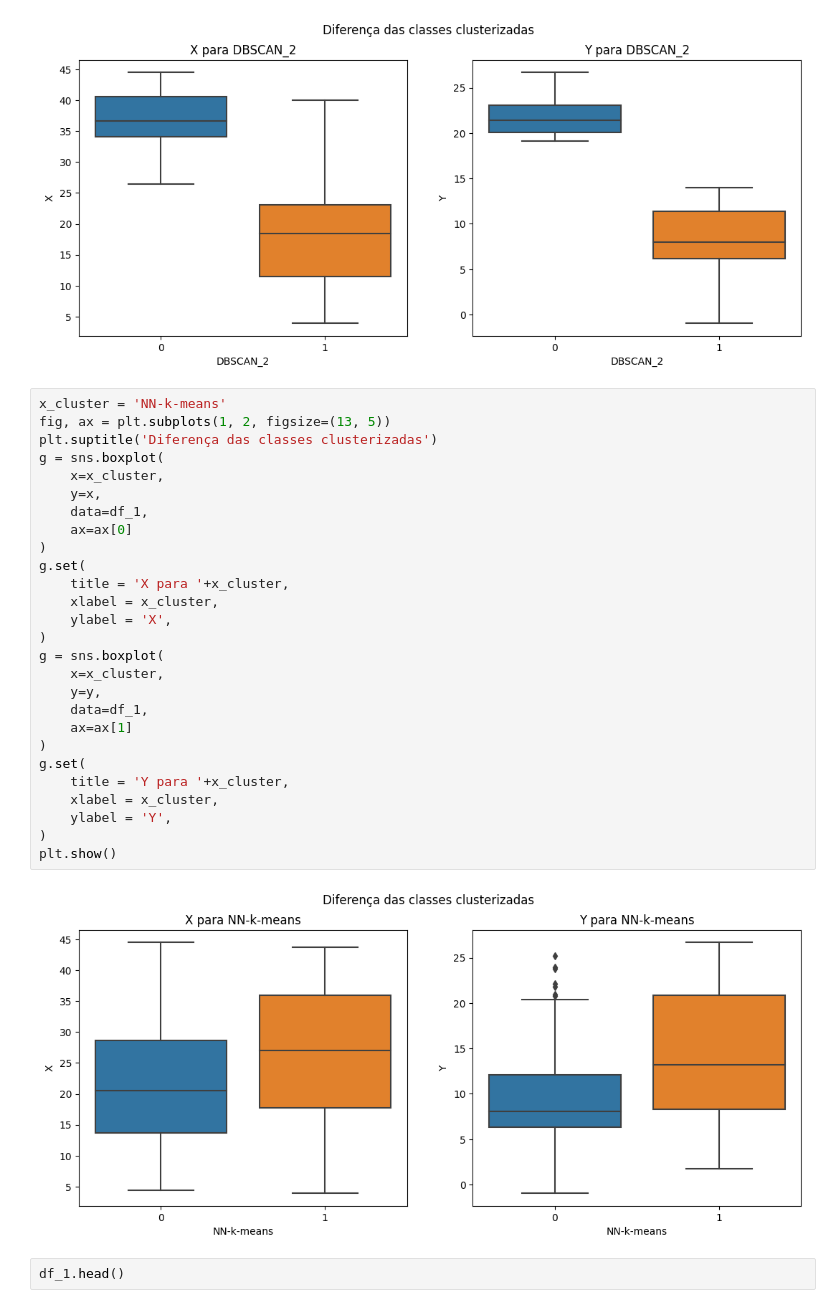
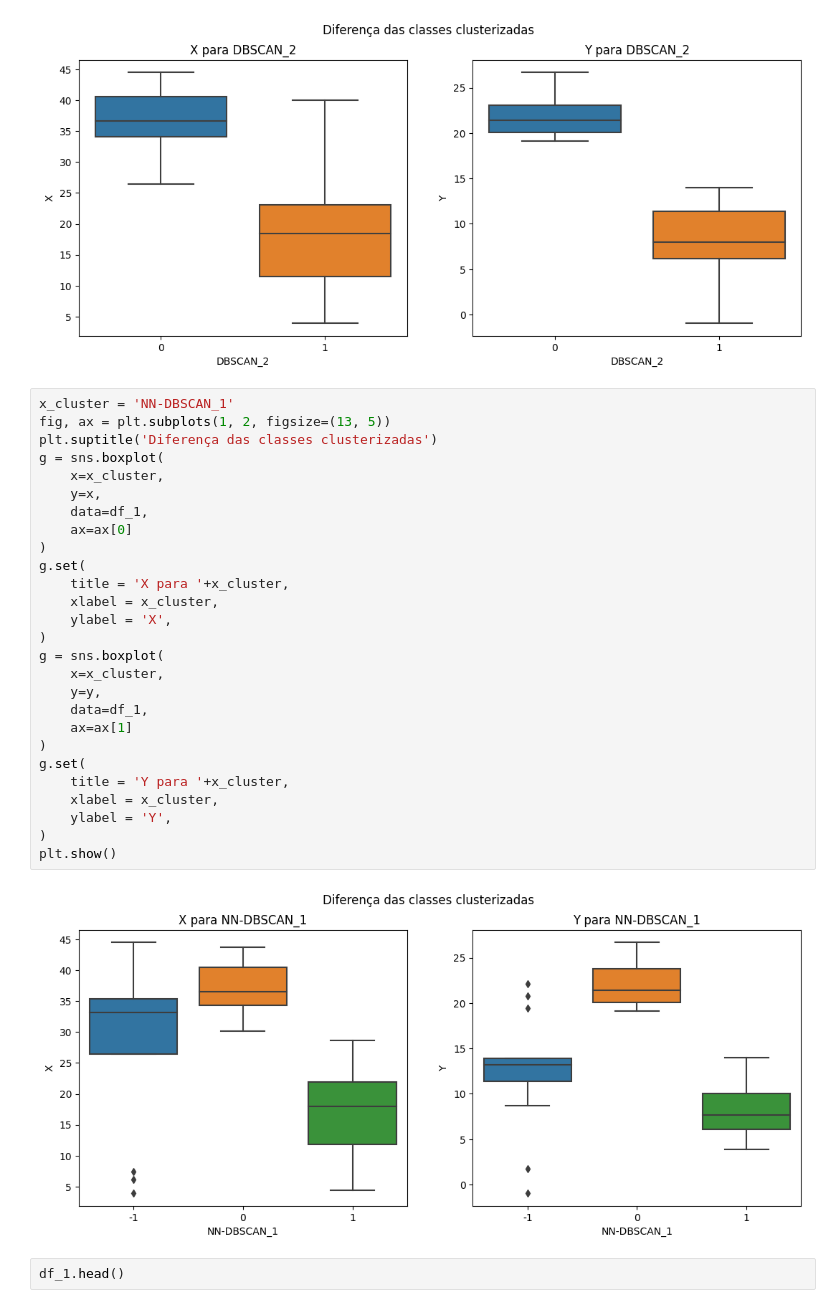
Before and after one commit to Laboratorio-de-Analise-de-Dados/disciplina_python_ml, a Jupyter notebook: dev/script/aulas_teoricas/03-aula-05_02-cluster_2026-07-14.ipynb, the cells around one changed output. Saved outputs shown, nothing was run; the diff lists cells and outputs as text.

```diff
--- a/dev/script/aulas_teoricas/03-aula-05_02-cluster_2026-07-14.ipynb
+++ b/dev/script/aulas_teoricas/03-aula-05_02-cluster_2026-07-14.ipynb
@@ -593,34 +744,34 @@ plt.show()
 # %% [output]
 [figure]
 # %%
-x_cluster = 'NN-k-means'
+x_cluster = 'NN-DBSCAN_1'
 fig, ax = plt.subplots(1, 2, figsize=(13, 5))
 plt.suptitle('Diferença das classes clusterizadas')
 g = sns.boxplot(
     x=x_cluster,
     y=x,
     data=df_1,
     ax=ax[0]
 )
 g.set(
     title = 'X para '+x_cluster,
     xlabel = x_cluster,
     ylabel = 'X',
 )
 g = sns.boxplot(
     x=x_cluster,
     y=y,
     data=df_1,
     ax=ax[1]
 )
 g.set(
     title = 'Y para '+x_cluster,
     xlabel = x_cluster,
     ylabel = 'Y',
 )
 plt.show()
 # %% [output]
-[figure, old version]
+[figure, new version]
 # %%
 df_1.head()
 # %% [output]
```
Also changed, not shown: parts of 25 cells of this notebook, 7 other files.
